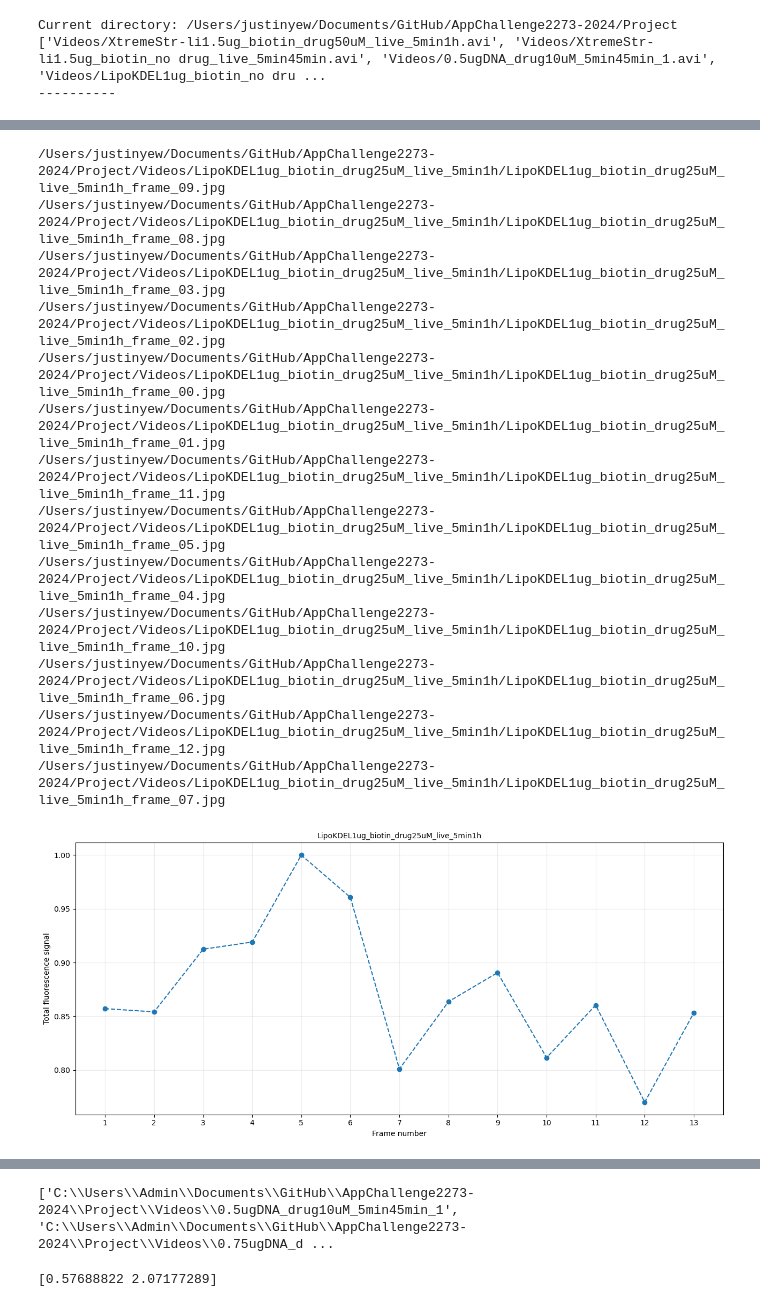
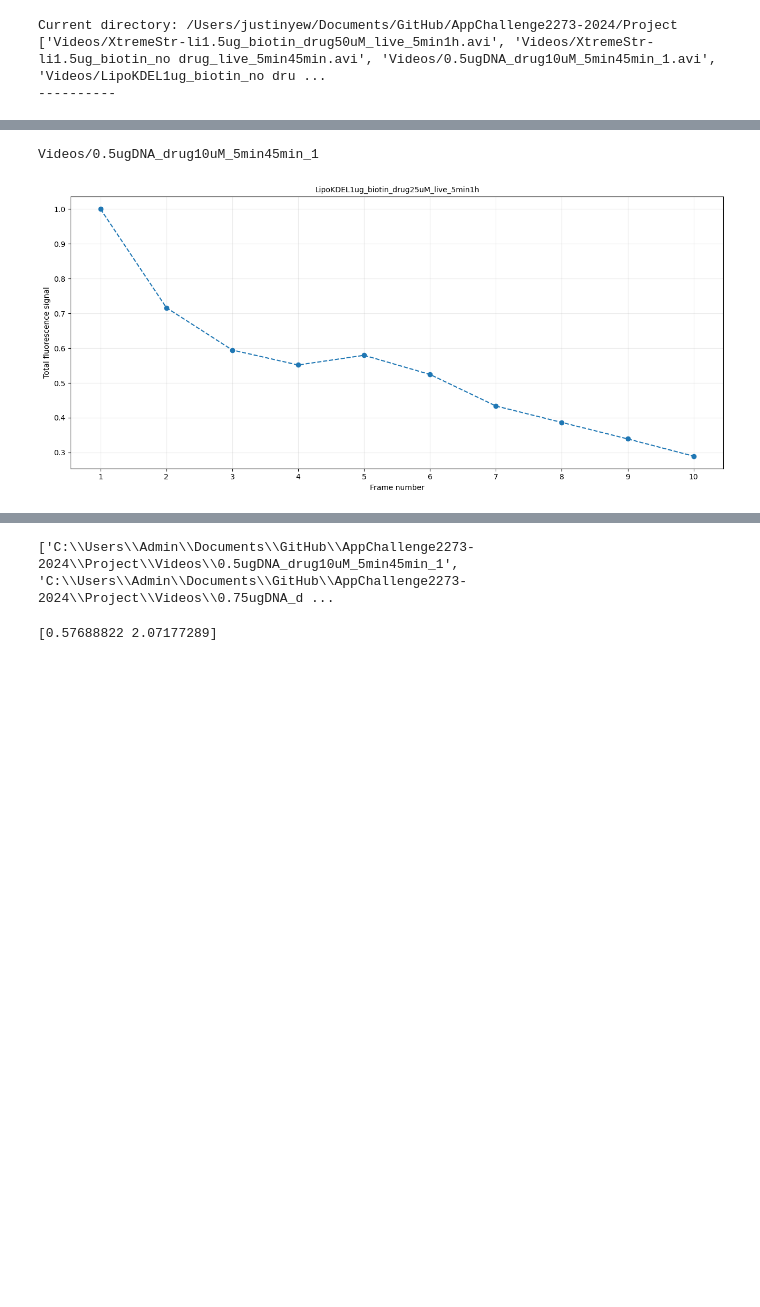
Before and after one commit to Arcen3/AppChallenge2273-2024, a Jupyter notebook: Project/Image_Extraction_from_video.ipynb, the cells around one changed output, grey strips where cells are left out. Cells and saved outputs as stored; diff of their text form; code cells hidden in the pictures; blank space fills up the shorter version.

Commit message:
finalise fix for mac wrong image order

```diff
--- a/Project/Image_Extraction_from_video.ipynb
+++ b/Project/Image_Extraction_from_video.ipynb
@@ -26,6 +26,7 @@ def makefolders(path):
 def saveimages(path, dir_name):
     cam = cv2.VideoCapture(path)
     count, success = 0, True
+    video_index = []
     while success:
         success, image = cam.read()
         if not cam.isOpened():
@@ -33,17 +34,21 @@ def saveimages(path, dir_name):
         os.chdir(dir_name)
         if success:
             folder = os.path.split(dir_name)
-            if os.path.exists(f'{folder[-1]}_frame_{count:02}.jpg') == False:
-                cv2.imwrite(f'{folder[-1]}_frame_{count:02}.jpg', image)
+            frame = f'{folder[-1]}_frame_{count:02}.jpg'
+            if os.path.exists(frame) == False:
+                cv2.imwrite(frame, image)
+                video_index.append(frame)
                 count+=1
             else:
                 print(f'Image {folder[-1]}_frame_{count:02}.jpg already exists, skipping save')
+                video_index.append(frame)
                 count+=1
         else:
             print('Image failed to save/No image present. End of file')
         os.chdir(os.path.join('..','..'))
     cam.release()
     print(f'Current directory: {os.getcwd()} \n Completed {path}\n--------------------')
+    return video_index
 
 def hill_eqn(c,K,n): #c concentration, K constant, n Hill coefficient
     lnc = np.log(c)
@@ -55,7 +60,10 @@ Current directory: /Users/justinyew/Documents/GitHub/AppChallenge2273-2024/Proje
 ['Videos/XtremeStr-li1.5ug_biotin_drug50uM_live_5min1h.avi', 'Videos/XtremeStr-li1.5ug_biotin_no drug_live_5min45min.avi', 'Videos/0.5ugDNA_drug10uM_5min45min_1.avi', 'Videos/LipoKDEL1ug_biotin_no dru ...
 ----------
 # %%
+video_indexes = []
+folder_indexes = []
 for path in path_to_videos:
     dir_name = makefolders(path)
-    saveimages(path, dir_name)
+    folder_indexes.append(dir_name)
+    video_indexes.append(saveimages(path, dir_name))
 # %% [output]
@@ -78,19 +86,21 @@ Current directory: /Users/justinyew/Documents/GitHub/AppChallenge2273-2024/Proje
 --------------------
 # %%
 cwd = os.getcwd() #getting current working directory
+
 
 temp = glob.glob(os.path.join(cwd, 'Videos', '*')) #in my current working directory, access videos folder and list me all the files inside
 video_folders = [file for file in temp if not file.endswith(".avi")] #using list comprehension. access the files inside temp, isolate the files with '.avi', and exclude it. store as video_folders
 
-def singular_video(folder_path): #creating a function called singular_video, to loop through the 7 different folders.
+
+def singular_video(folder_path, image_order): #creating a function called singular_video, to loop through the 7 different folders.
     total_fluorescence = [] #empty list to add the max fluoresence later and plot
-    subdir_path = os.path.join(cwd, 'Videos', folder_path) #create path to directory in the iteration
+    subdir_path = os.path.join(cwd, folder_path) #create path to directory in the iteration
 
     if os.path.isdir(subdir_path): #checking if subdirectory path exist
-        for img in os.listdir(subdir_path):
+        for img in image_order:
             img_path = os.path.join(subdir_path, img)
             if img.lower().endswith(('.jpg')): #filter for only .jpg files inside subdir_path
-                print(img_path)
+                # print(img_path)
                 a=plt.imread(img_path) #need save plt.imread to a variable, if not cannot plot downstream
                 img_gray = rgb2gray(a) #converting the img into grayscale
                 total_fluorescence.append(img_gray.sum()) #sum up signal inside individual frames and append into total_fluorascence
@@ -123,7 +133,8 @@ def histogrammer(video1, i):
     plt.show()
 
 #calling of the functions to do all the dirty work
-for i, folder in enumerate(video_folders): #for index inside folder, count
-    video1 = singular_video(folder) #isolate the single videos and split into frames, save as video1
+for i, folder in enumerate(folder_indexes): #for index inside folder, count
+    print(folder)
+    video1 = singular_video(folder, video_indexes[i]) #isolate the single videos and split into frames, save as video1
     histogrammer(video1, i) #store the list of fluorescence signals as video1 and plot histogram
 # %% [output]
@@ -150,14 +145,2 @@ for i, folder in enumerate(video_folders): #for index inside folder, count
-/Users/justinyew/Documents/GitHub/AppChallenge2273-2024/Project/Videos/LipoKDEL1ug_biotin_drug25uM_live_5min1h/LipoKDEL1ug_biotin_drug25uM_live_5min1h_frame_09.jpg
-/Users/justinyew/Documents/GitHub/AppChallenge2273-2024/Project/Videos/LipoKDEL1ug_biotin_drug25uM_live_5min1h/LipoKDEL1ug_biotin_drug25uM_live_5min1h_frame_08.jpg
-/Users/justinyew/Documents/GitHub/AppChallenge2273-2024/Project/Videos/LipoKDEL1ug_biotin_drug25uM_live_5min1h/LipoKDEL1ug_biotin_drug25uM_live_5min1h_frame_03.jpg
-/Users/justinyew/Documents/GitHub/AppChallenge2273-2024/Project/Videos/LipoKDEL1ug_biotin_drug25uM_live_5min1h/LipoKDEL1ug_biotin_drug25uM_live_5min1h_frame_02.jpg
-/Users/justinyew/Documents/GitHub/AppChallenge2273-2024/Project/Videos/LipoKDEL1ug_biotin_drug25uM_live_5min1h/LipoKDEL1ug_biotin_drug25uM_live_5min1h_frame_00.jpg
-/Users/justinyew/Documents/GitHub/AppChallenge2273-2024/Project/Videos/LipoKDEL1ug_biotin_drug25uM_live_5min1h/LipoKDEL1ug_biotin_drug25uM_live_5min1h_frame_01.jpg
-/Users/justinyew/Documents/GitHub/AppChallenge2273-2024/Project/Videos/LipoKDEL1ug_biotin_drug25uM_live_5min1h/LipoKDEL1ug_biotin_drug25uM_live_5min1h_frame_11.jpg
-/Users/justinyew/Documents/GitHub/AppChallenge2273-2024/Project/Videos/LipoKDEL1ug_biotin_drug25uM_live_5min1h/LipoKDEL1ug_biotin_drug25uM_live_5min1h_frame_05.jpg
-/Users/justinyew/Documents/GitHub/AppChallenge2273-2024/Project/Videos/LipoKDEL1ug_biotin_drug25uM_live_5min1h/LipoKDEL1ug_biotin_drug25uM_live_5min1h_frame_04.jpg
-/Users/justinyew/Documents/GitHub/AppChallenge2273-2024/Project/Videos/LipoKDEL1ug_biotin_drug25uM_live_5min1h/LipoKDEL1ug_biotin_drug25uM_live_5min1h_frame_10.jpg
-/Users/justinyew/Documents/GitHub/AppChallenge2273-2024/Project/Videos/LipoKDEL1ug_biotin_drug25uM_live_5min1h/LipoKDEL1ug_biotin_drug25uM_live_5min1h_frame_06.jpg
-/Users/justinyew/Documents/GitHub/AppChallenge2273-2024/Project/Videos/LipoKDEL1ug_biotin_drug25uM_live_5min1h/LipoKDEL1ug_biotin_drug25uM_live_5min1h_frame_12.jpg
-/Users/justinyew/Documents/GitHub/AppChallenge2273-2024/Project/Videos/LipoKDEL1ug_biotin_drug25uM_live_5min1h/LipoKDEL1ug_biotin_drug25uM_live_5min1h_frame_07.jpg
+Videos/0.5ugDNA_drug10uM_5min45min_1
-[figure, old version]
+[figure, new version]
```
Also changed, not shown: parts of 3 cells of this notebook.
